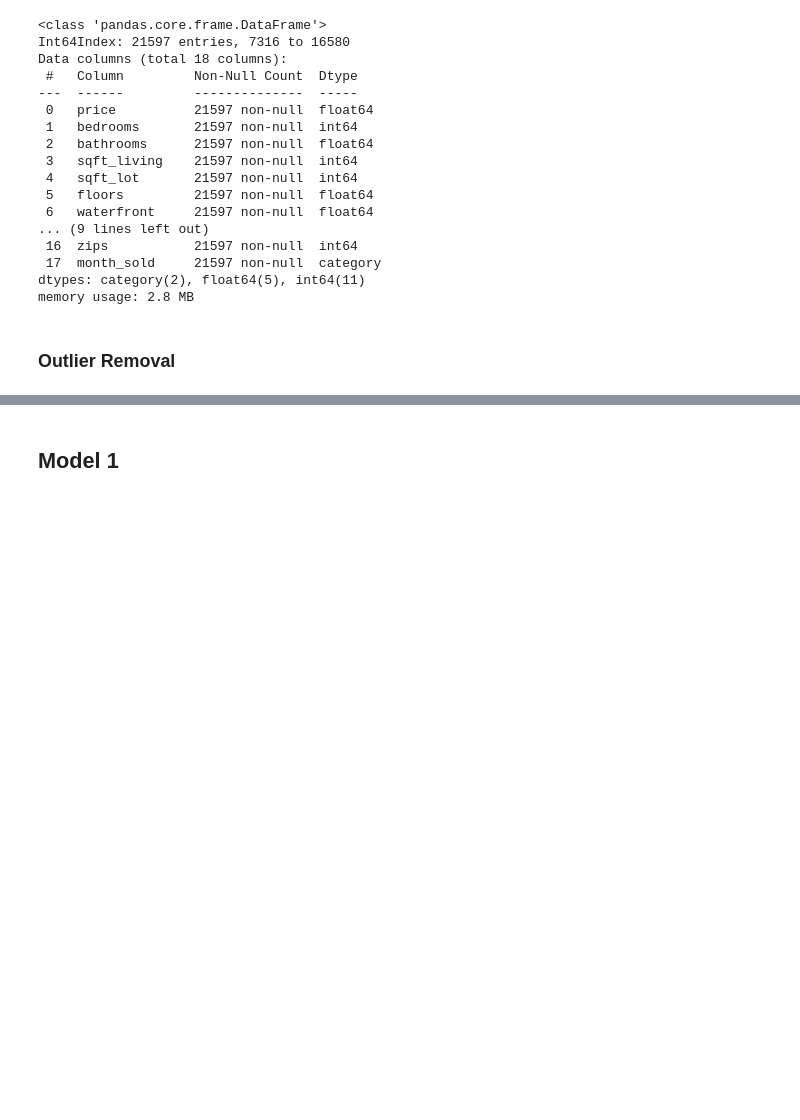
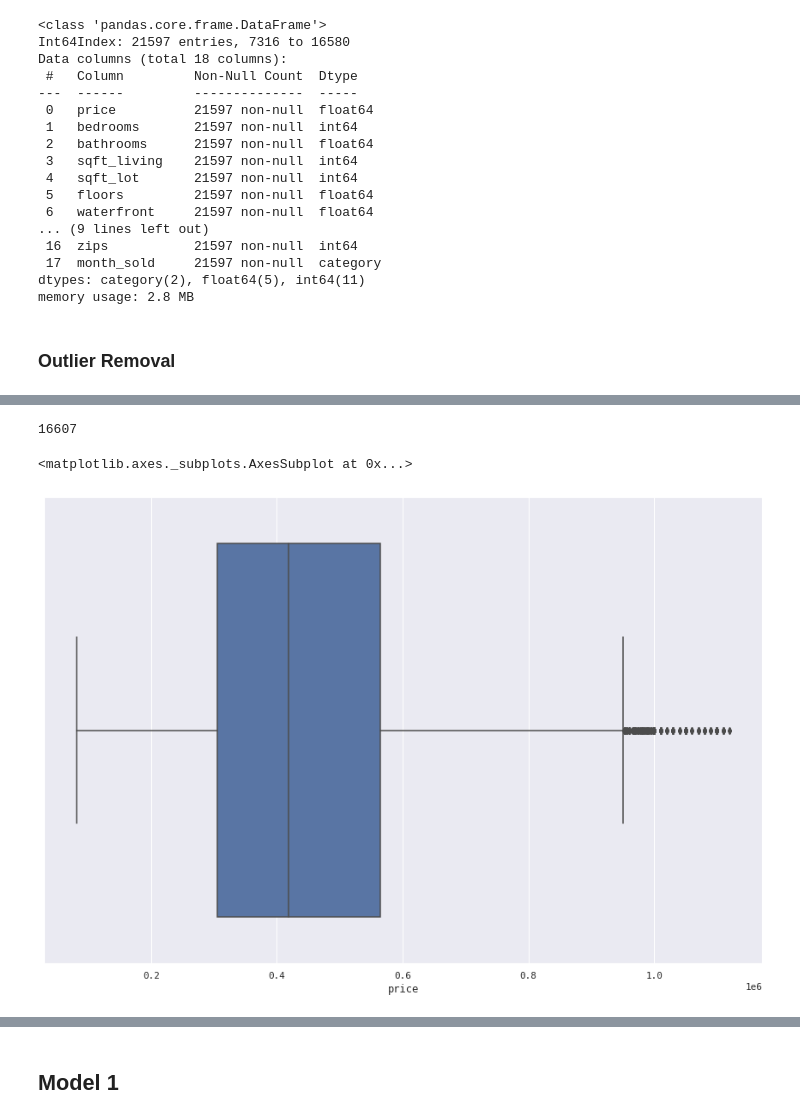
Before and after one commit to emperorner0/dsc-mod-2-project-v2-1-onl01-dtsc-ft-070620, a Jupyter notebook: student.ipynb, the cells around one changed output, grey strips where cells are left out. Cells and saved outputs as stored; diff of their text form; code cells hidden in the pictures; blank space fills up the shorter version.

```diff
--- a/student.ipynb
+++ b/student.ipynb
@@ -479,11 +471,16 @@ memory usage: 2.8 MB
 ## Continuous
 cols = list(data.select_dtypes('int64').columns)
 cols.append('bathrooms')
+cols.append('price')
 # %%
 iqr_dict = {}
 
 for col in cols:
-    test = data[col].between(data[col].quantile(.05), data[col].quantile(.95))
+    q1 = data[col].quantile(.25)
+    q3 = data[col].quantile(.75)
+    iqr = (q3 - q1)*1.5
+
+    test = data[col].between(q1-iqr,q3+iqr)
     iqr_dict.update({col:test})
 # %%
 ## Make a DataFrame of Outliers
@@ -505,6 +514,16 @@ Name: any, dtype: int64
 # Outlier data removed from chosen variables
 
 clean_data = data[~index_outliers].copy()
+# %%
+len(clean_data)
+# %% [output]
+16607
+# %%
+# clean_data.boxplot(column='price')
+sns.boxplot(clean_data['price'])
+# %% [output]
+<matplotlib.axes._subplots.AxesSubplot at 0x...>
+[figure, added]
 # %%
 ## Typing data as category objects in the dataframe
 
```
Also changed, not shown: parts of 35 cells of this notebook.
